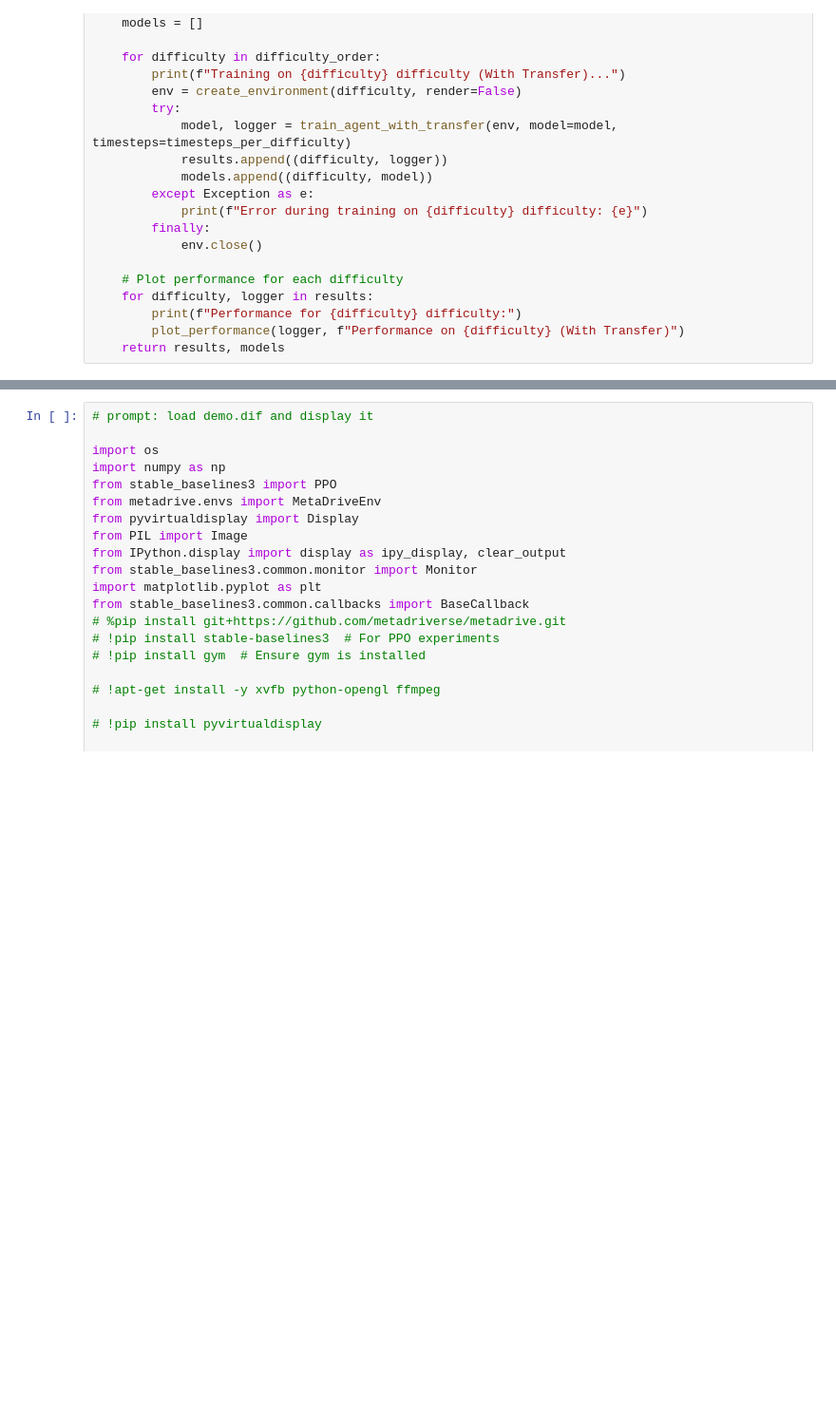
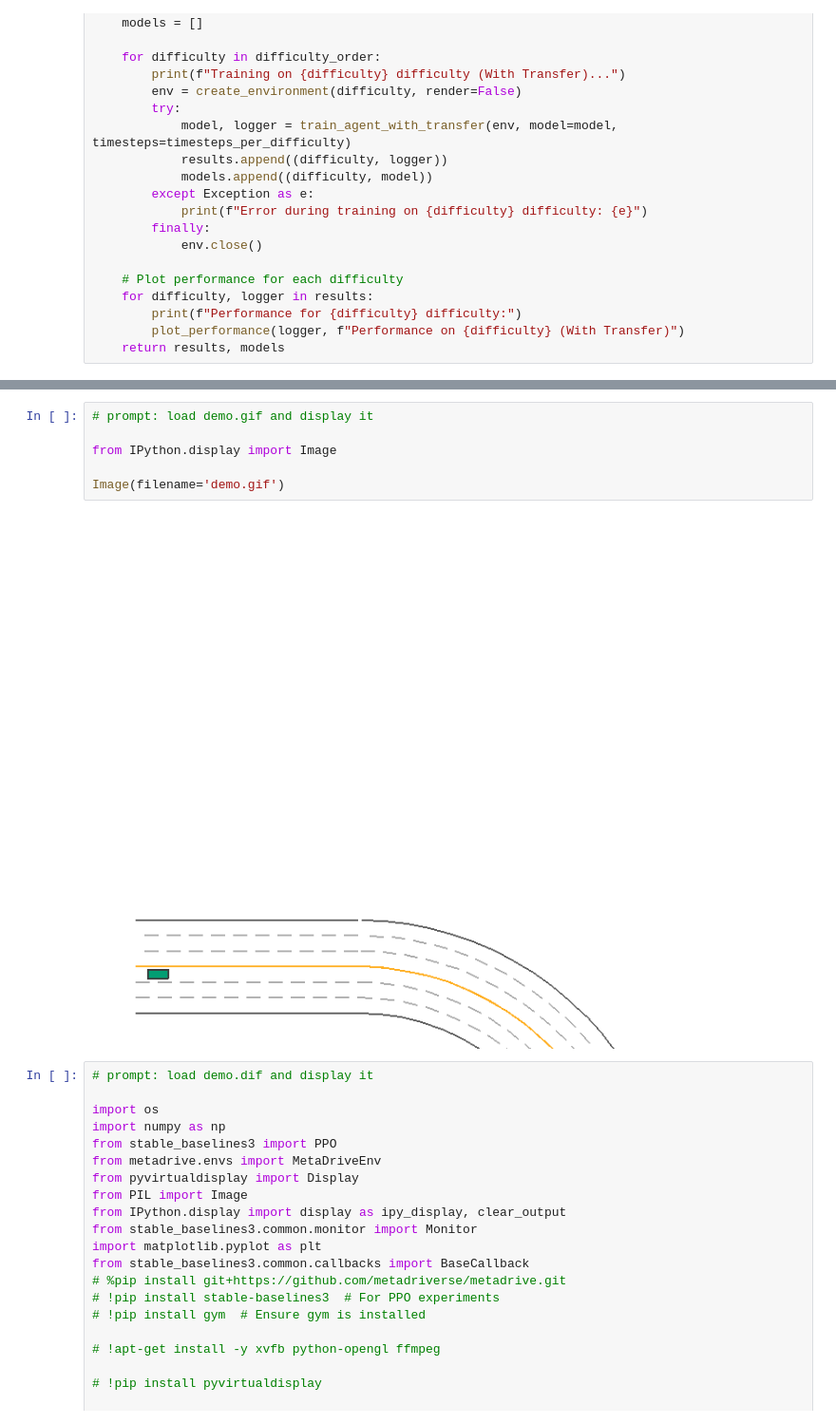
Before and after one commit to michellechang77/rl-final-project, a Jupyter notebook: RL_Final_Proj_Experiments.ipynb, the cells around one changed output, grey strips where cells are left out. Shown at 95% size. Drawn from its saved outputs; the diff is of its cells as text; blank space fills up the shorter version.

```diff
--- a/RL_Final_Proj_Experiments.ipynb
+++ b/RL_Final_Proj_Experiments.ipynb
@@ -341,3 +637,11 @@ finally:
+# %%
+# prompt: load demo.gif and display it
+
+from IPython.display import Image
+
+Image(filename='demo.gif')
+# %% [output]
+[figure, added]
 # %%
 # prompt: load demo.dif and display it
 
```
Also changed, not shown: parts of 10 cells of this notebook, 2 other files.
